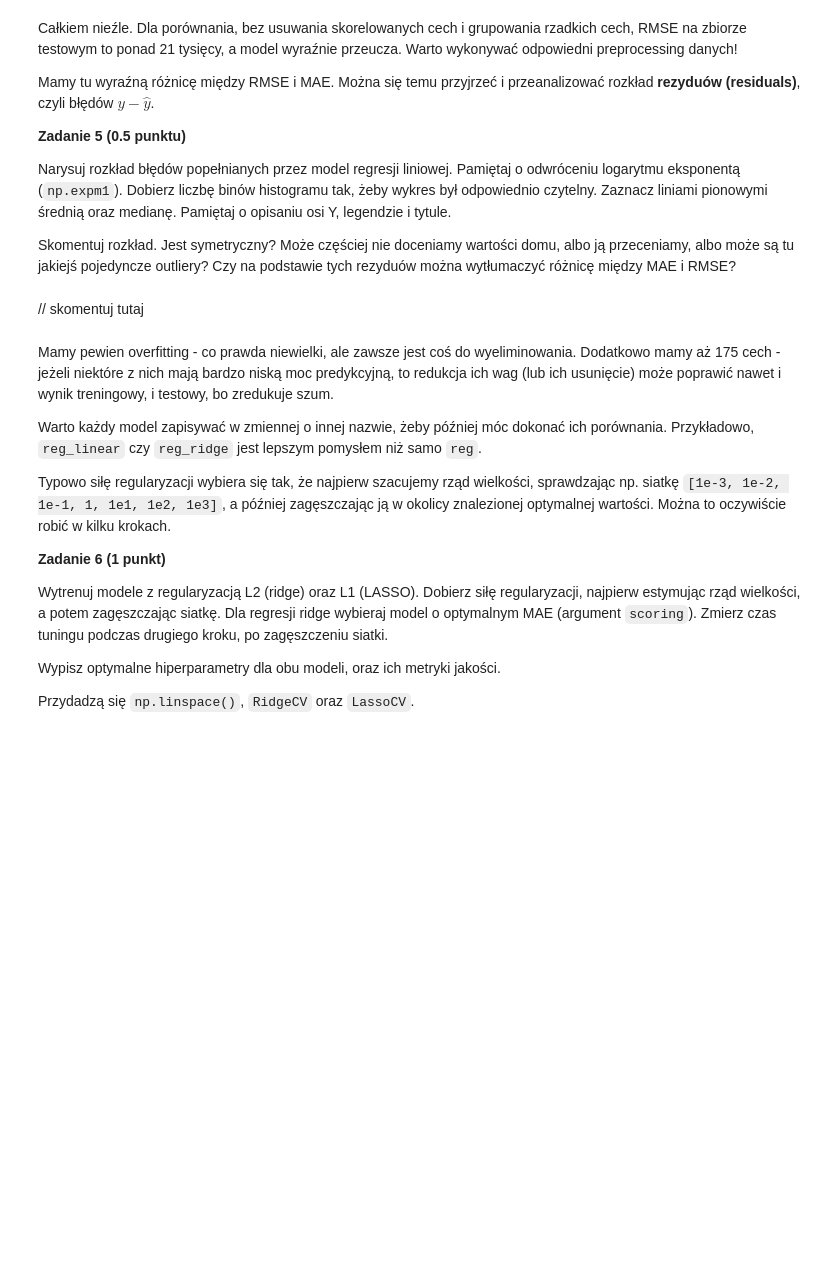
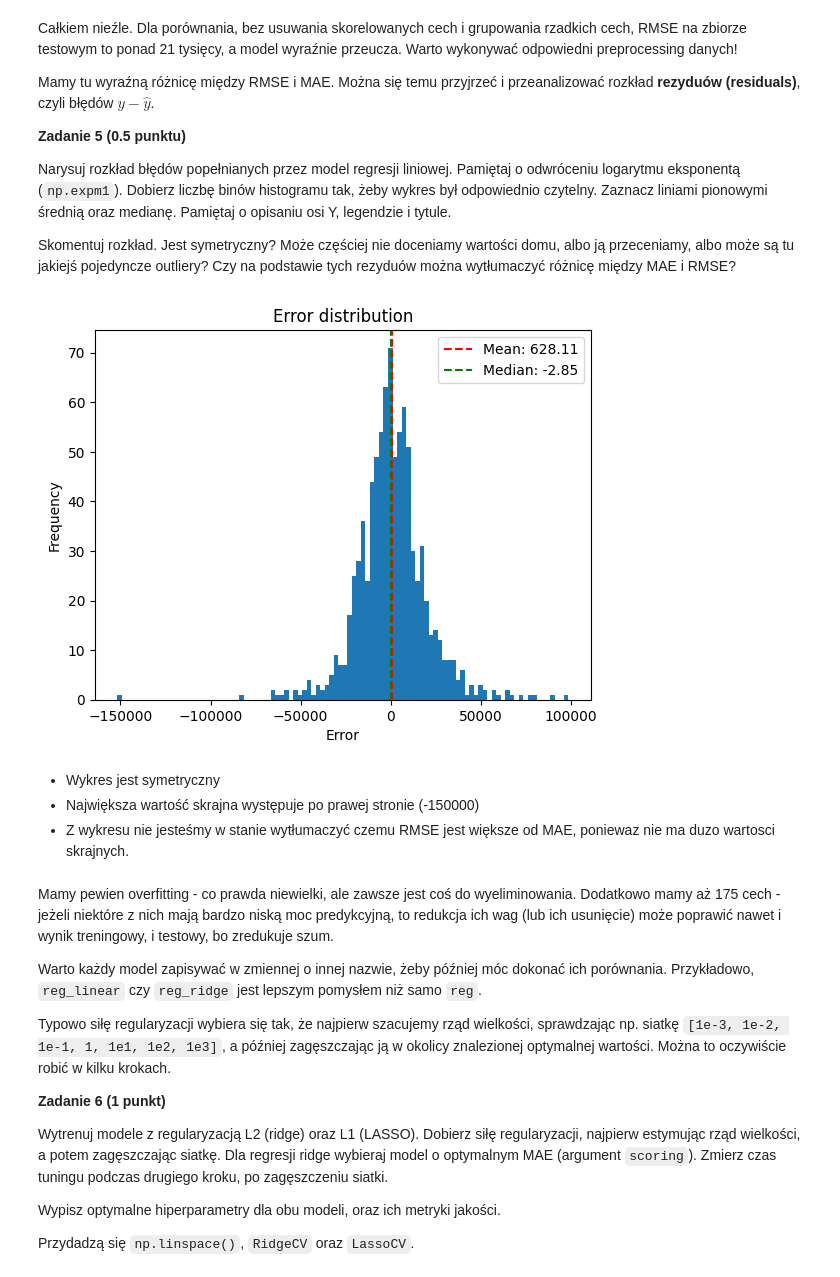
Before and after one commit to Wenszel/agh-machine-learning, a Jupyter notebook: lab1/notebook.ipynb, the cells around one changed output. Drawn from its saved outputs; the diff is of its cells as text; code cells hidden in the pictures; blank space fills up the shorter version.

```diff
--- a/lab1/notebook.ipynb
+++ b/lab1/notebook.ipynb
@@ -376,15 +376,15 @@ from sklearn.compose import ColumnTransformer
 from sklearn.impute import SimpleImputer
 from sklearn.preprocessing import MinMaxScaler
 
-df.select_dtypes(include='number')
 numerical_pipeline = Pipeline([
     ("imputer", SimpleImputer(strategy="median")),
     ("scaler", MinMaxScaler())
 ])
-ct = ColumnTransformer(
+
+num_ct = ColumnTransformer(
     [("num", numerical_pipeline, numerical_features)],
     verbose_feature_names_out=False
 )
-X_train = ct.fit_transform(X_train_raw)
-X_test = ct.transform(X_test_raw)
-X_test
+
+X_train_num = num_ct.fit_transform(X_train_raw)
+X_test_num = num_ct.transform(X_test_raw)
@@ -479,6 +467,22 @@ Stwórz `ColumnTransformer`, wykonujący w pipeline'ie dla zmiennych kategoryczn
 Dla uniknięcia dummy variable trap, oraz zmniejszenia liczby wynikowych cech, podaj `drop="first"` w one-hot encodingu.
 
 Przyda się `RareLabelEncoder` z Feature-engine. Żeby zadziałał dla każdej cechy, podaj mu `n_categories=0`.
+# %%
+from feature_engine.encoding import RareLabelEncoder
+from sklearn.preprocessing import OneHotEncoder
+
+categorical_pipeline = Pipeline([
+    ("rare_label_encoder", RareLabelEncoder(n_categories=0)),
+    ("one_hot_encoder", OneHotEncoder(drop="first", sparse_output=False))
+])
+
+cat_ct = ColumnTransformer([
+    ("cat", categorical_pipeline, categorical_features),
+], verbose_feature_names_out=False)
+
+
+X_train_cat = cat_ct.fit_transform(X_train_raw)
+X_test_cat = cat_ct.transform(X_test_raw)
 # %% [markdown]
 Teraz nasze cechy są w pełni przeprocesowane i gotowe do obliczeń. Trzeba je tylko połączyć - zmodyfikuj kod poniżej w zależności od nazw twoich zmiennych.
 # %%
@@ -549,8 +550,25 @@ Mamy tu wyraźną różnicę między RMSE i MAE. Można się temu przyjrzeć i p
 Narysuj rozkład błędów popełnianych przez model regresji liniowej. Pamiętaj o odwróceniu logarytmu eksponentą (`np.expm1`). Dobierz liczbę binów histogramu tak, żeby wykres był odpowiednio czytelny. Zaznacz liniami pionowymi średnią oraz medianę. Pamiętaj o opisaniu osi Y, legendzie i tytule.
 
 Skomentuj rozkład. Jest symetryczny? Może częściej nie doceniamy wartości domu, albo ją przeceniamy, albo może są tu jakiejś pojedyncze outliery? Czy na podstawie tych rezyduów można wytłumaczyć różnicę między MAE i RMSE?
-# %% [markdown]
-// skomentuj tutaj
+# %%
+errors = np.expm1(y_test) - np.expm1(y_pred_test)
+mean_error = np.mean(errors)
+median_error = np.median(errors)
+
+plt.hist(errors, bins=100)
+plt.axvline(mean_error, color='red', linestyle='--', label=f'Mean: {mean_error:.2f}')
+plt.axvline(median_error, color='green', linestyle='--', label=f'Median: {median_error:.2f}')
+plt.legend()
+plt.title("Error distribution")
+plt.xlabel("Error")
+plt.ylabel("Frequency")
+plt.show()
+# %% [output]
+[figure, added]
+# %% [markdown]
+- Wykres jest symetryczny
+- Największa wartość skrajna występuje po prawej stronie (-150000)
+- Z wykresu nie jesteśmy w stanie wytłumaczyć czemu RMSE jest większe od MAE, poniewaz nie ma duzo wartosci skrajnych.
 # %% [markdown]
 Mamy pewien overfitting - co prawda niewielki, ale zawsze jest coś do wyeliminowania. Dodatkowo mamy aż 175 cech - jeżeli niektóre z nich mają bardzo niską moc predykcyjną, to redukcja ich wag (lub ich usunięcie) może poprawić nawet i wynik treningowy, i testowy, bo zredukuje szum.
 
```
Also changed, not shown: parts of 30 cells of this notebook.
